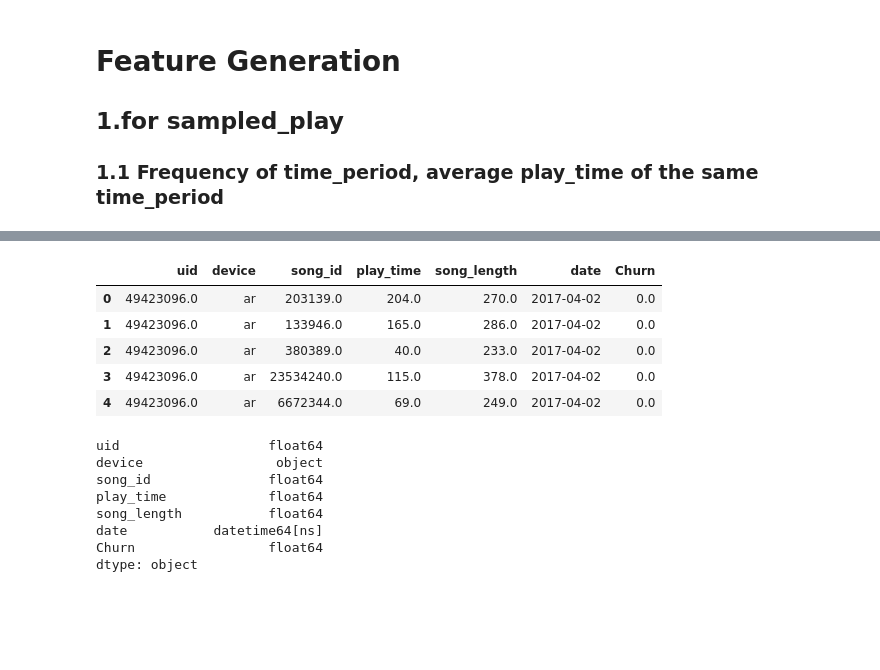
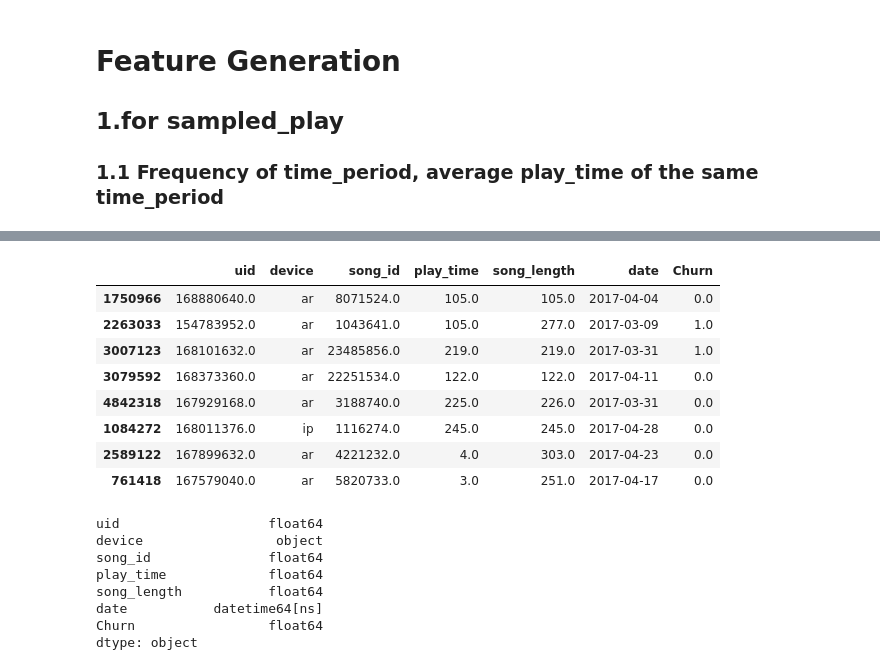
Before and after one commit to joyceft/Music-Player-Project, a Jupyter notebook: Feature_Generation.ipynb, the cells around one changed output, grey strips where cells are left out. Drawn from its saved outputs; the diff is of its cells as text; code cells hidden in the pictures; blank space fills up the shorter version.

```diff
--- a/Feature_Generation.ipynb
+++ b/Feature_Generation.ipynb
@@ -10,15 +36,18 @@ import datetime as dt
 colname = ['uid', 'device', 'song_id', 'play_time', 'song_length', 'date', 'Churn']
 datatype = {'uid': 'float64', 'device': 'object', 'song_id': 'float64', 'song_length': 'float64', 'date':'object', 'Churn': 'float64'}
 sample_play = pd.read_csv("D:/MusicFile/sample_play_316.csv", header = 0, dtype = datatype, names = colname)
-# %%
-sample_play.head()
-# %% [output]
-|  | uid | device | song_id | play_time | song_length | date | Churn |
-| 0 | 49423096.0 | ar | 203139.0 | 204.0 | 270.0 | 2017-04-02 | 0.0 |
-| 1 | 49423096.0 | ar | 133946.0 | 165.0 | 286.0 | 2017-04-02 | 0.0 |
-| 2 | 49423096.0 | ar | 380389.0 | 40.0 | 233.0 | 2017-04-02 | 0.0 |
-| 3 | 49423096.0 | ar | 23534240.0 | 115.0 | 378.0 | 2017-04-02 | 0.0 |
-| 4 | 49423096.0 | ar | 6672344.0 | 69.0 | 249.0 | 2017-04-02 | 0.0 |
+# %%
+sample_play.sample(8)
+# %% [output]
+|  | uid | device | song_id | play_time | song_length | date | Churn |
+| 1750966 | 168880640.0 | ar | 8071524.0 | 105.0 | 105.0 | 2017-04-04 | 0.0 |
+| 2263033 | 154783952.0 | ar | 1043641.0 | 105.0 | 277.0 | 2017-03-09 | 1.0 |
+| 3007123 | 168101632.0 | ar | 23485856.0 | 219.0 | 219.0 | 2017-03-31 | 1.0 |
+| 3079592 | 168373360.0 | ar | 22251534.0 | 122.0 | 122.0 | 2017-04-11 | 0.0 |
+| 4842318 | 167929168.0 | ar | 3188740.0 | 225.0 | 226.0 | 2017-03-31 | 0.0 |
+| 1084272 | 168011376.0 | ip | 1116274.0 | 245.0 | 245.0 | 2017-04-28 | 0.0 |
+| 2589122 | 167899632.0 | ar | 4221232.0 | 4.0 | 303.0 | 2017-04-23 | 0.0 |
+| 761418 | 167579040.0 | ar | 5820733.0 | 3.0 | 251.0 | 2017-04-17 | 0.0 |
 # %%
 sample_play['date'] = pd.to_datetime(sample_play['date'])
 sample_play.dtypes
```
Also changed, not shown: parts of 32 cells of this notebook, 2 other files.
